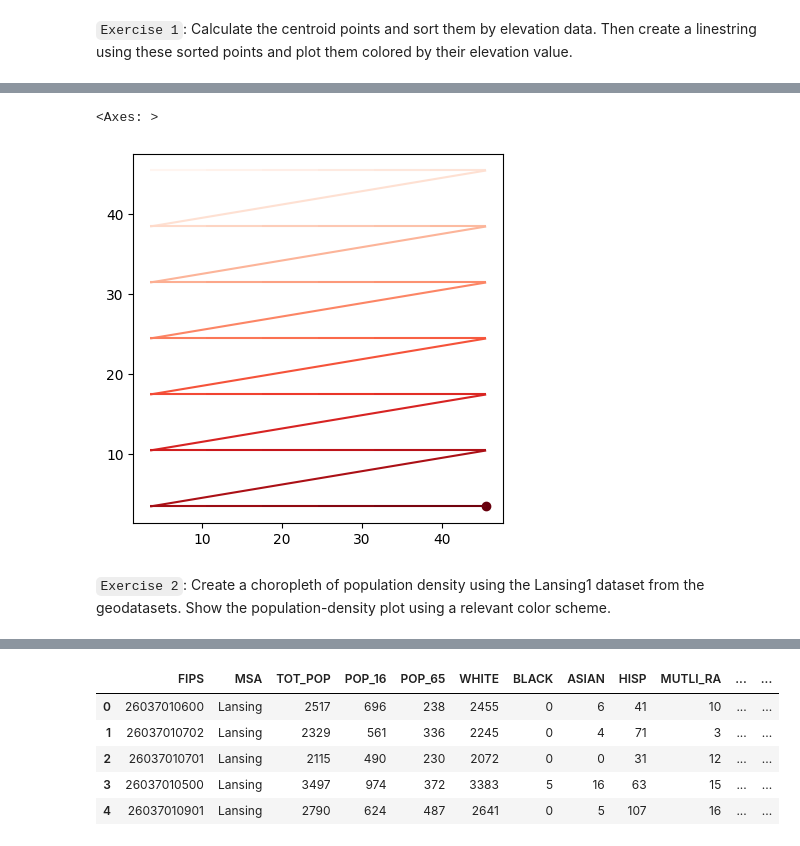
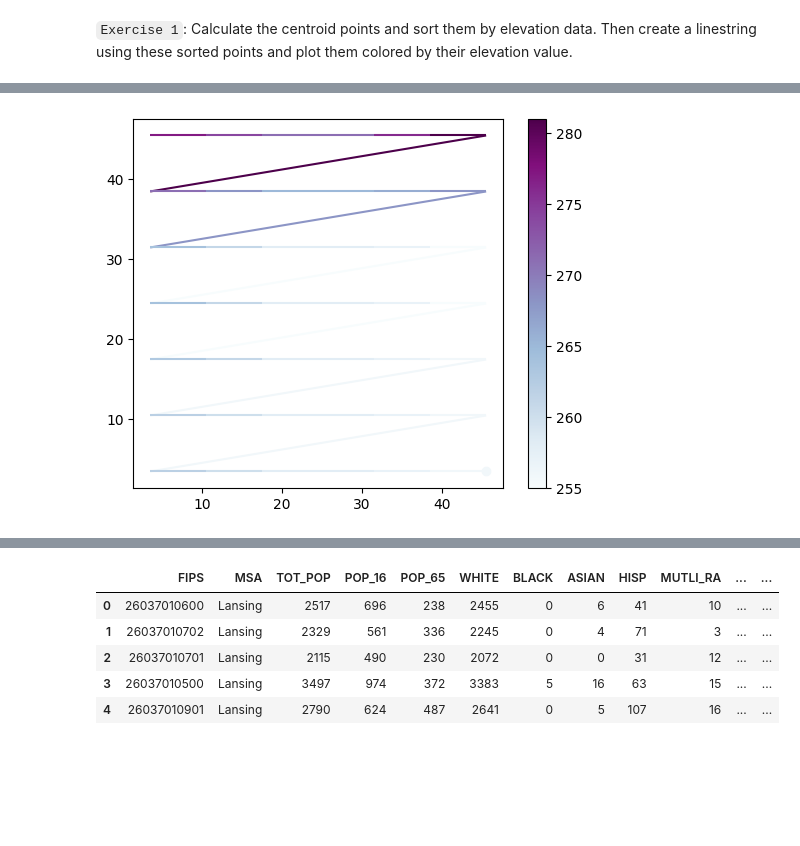
Before and after one commit to venomj26/REEU-23-06-27, a Jupyter notebook: geopandasTutorial.ipynb, the cells around one changed output, grey strips where cells are left out. Cells and saved outputs as stored; diff of their text form; code cells hidden in the pictures; blank space fills up the shorter version.

Commit message:
updated with elevation data

```diff
--- a/geopandasTutorial.ipynb
+++ b/geopandasTutorial.ipynb
@@ -137,7 +157,5 @@ POINT (45.5 3.5)
 # %%
-data.plot(cmap="Reds", legend=True)
+
+ax=data.plot(column="TEMP",cmap="BuPu", legend=True)
 # %% [output]
-<Axes: >
-[figure, old version]
+[figure, new version]
-# %% [markdown]
-`Exercise 2`: Create a choropleth of population density using the Lansing1 dataset from the geodatasets. Show the population-density plot using a relevant color scheme.
```
Also changed, not shown: parts of 26 cells of this notebook.
